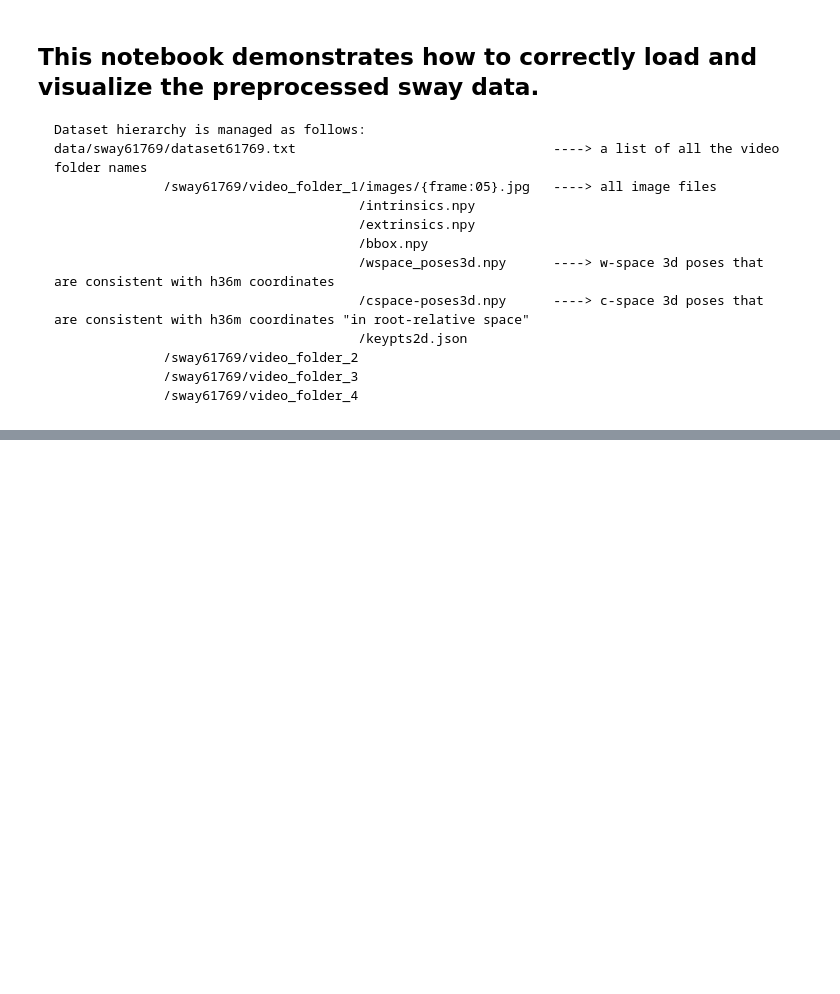
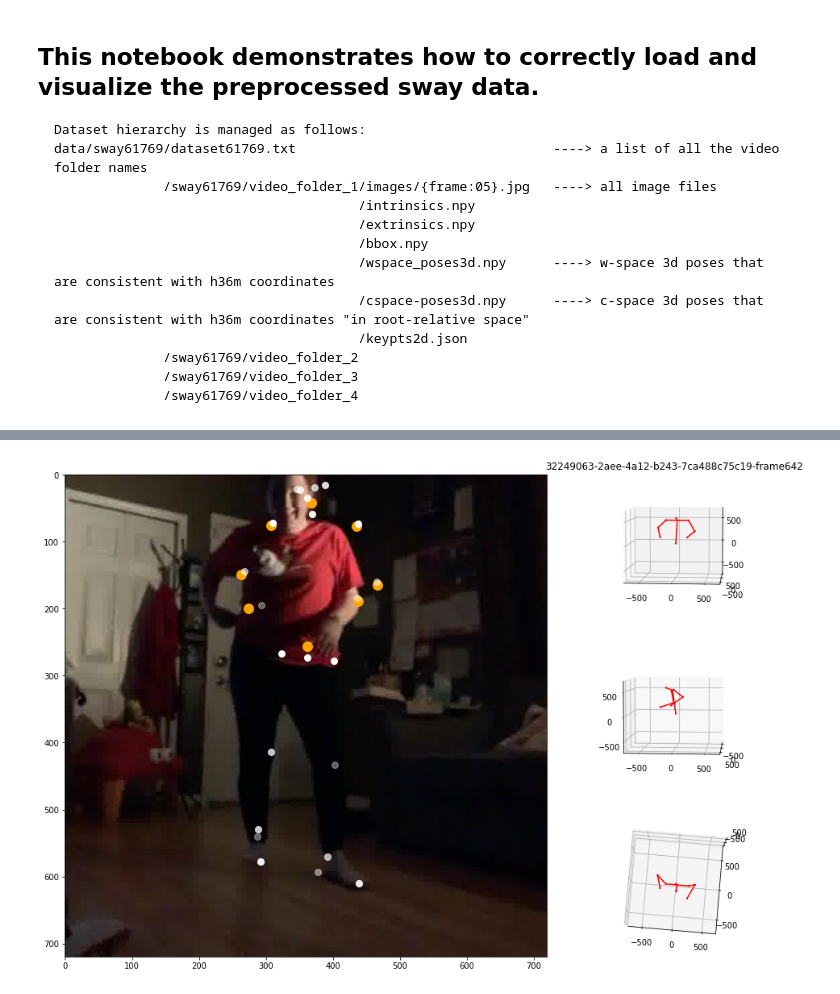
Before and after one commit to Young-Yoon/metrabs, a Jupyter notebook: src/data/sway_loading_example.ipynb, the cells around one changed output, grey strips where cells are left out. Saved outputs shown, nothing was run; the diff lists cells and outputs as text; code cells hidden in the pictures; blank space fills up the shorter version.

Commit message:
experiment bbox from prev frame and add 3d vizualization to sway

```diff
--- a/src/data/sway_loading_example.ipynb
+++ b/src/data/sway_loading_example.ipynb
@@ -192,0 +244,37 @@ overlay_visualization(imagepath, keypoints[str(frame_index)], joint2d_proj[frame
+# %%
+img = imread(imagepath)
+
+i_relevant_joints = [2, 5, 8, 1, 4, 7, 9, 12, 15, 15, 16, 18, 20, 17, 19, 21, 0]
+world_coords = world_pose3d[:, i_relevant_joints]
+world_coords -= world_coords[:, -1, np.newaxis]
+
+fig = plt.figure(figsize=(2 * 1 + 2 + 26, 2 * len(views) + 5))
+
+for i_v in range(len(views)):
+    ax = fig.add_subplot(len(views), 2, 2*i_v + 2, projection='3d')
+    ax.view_init(*views[i_v])
+#     plot_skeleton(ax, world_coords[frame_index], 'b')
+    upper_plot_skeleton(ax, world_coords[frame_index, -8:], 'r')
+
+    #ax.set_xlabel('x')
+    ax.set_xlim3d(-700, 700)
+    ax.set_zlim3d(-700, 700)
+    ax.set_ylim3d(-700, 700)
+    if i_v == 0:
+        ax.set_title(f"{vidname}-frame{frame_index}")
+
+ax2 = fig.add_subplot(1, 1, 1)
+ax2.imshow(img)
+
+### Show the reprojected keypoints
+projected_2d = joint2d_proj[frame_index, smpl_7joints_indices]
+for j in range(projected_2d.shape[0]):
+    ax2.plot(projected_2d[j, 0], projected_2d[j, 1], "o", markersize=12, color="orange")
+
+### Show the keypoints
+for joint2d in keypoints[str(frame_index)]:
+    x = joint2d['u'] * img.shape[1]
+    y = joint2d['v'] * img.shape[0]
+    ax2.plot(x, y, "o", markersize=8, color="white", alpha=joint2d['confidence'])
+# %% [output]
+[figure, added]
```
Also changed, not shown: parts of 7 cells of this notebook.
